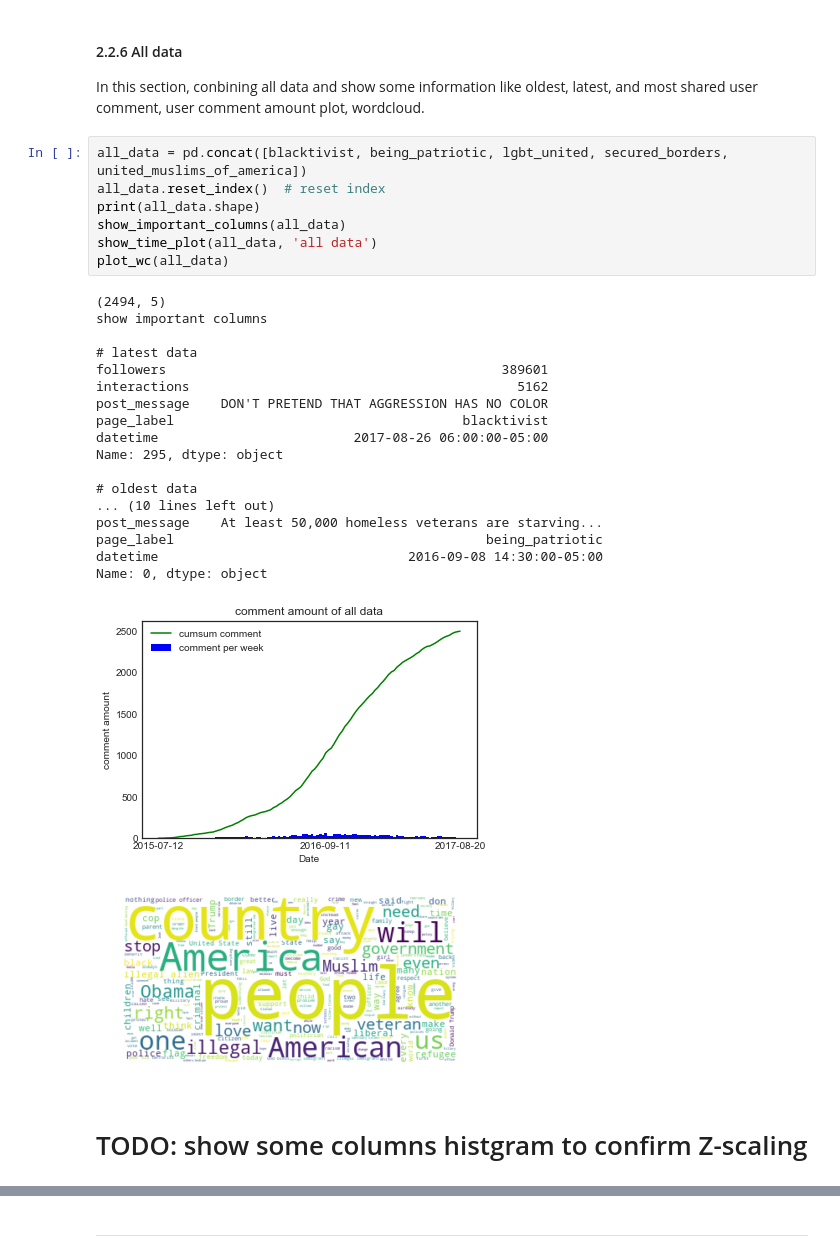
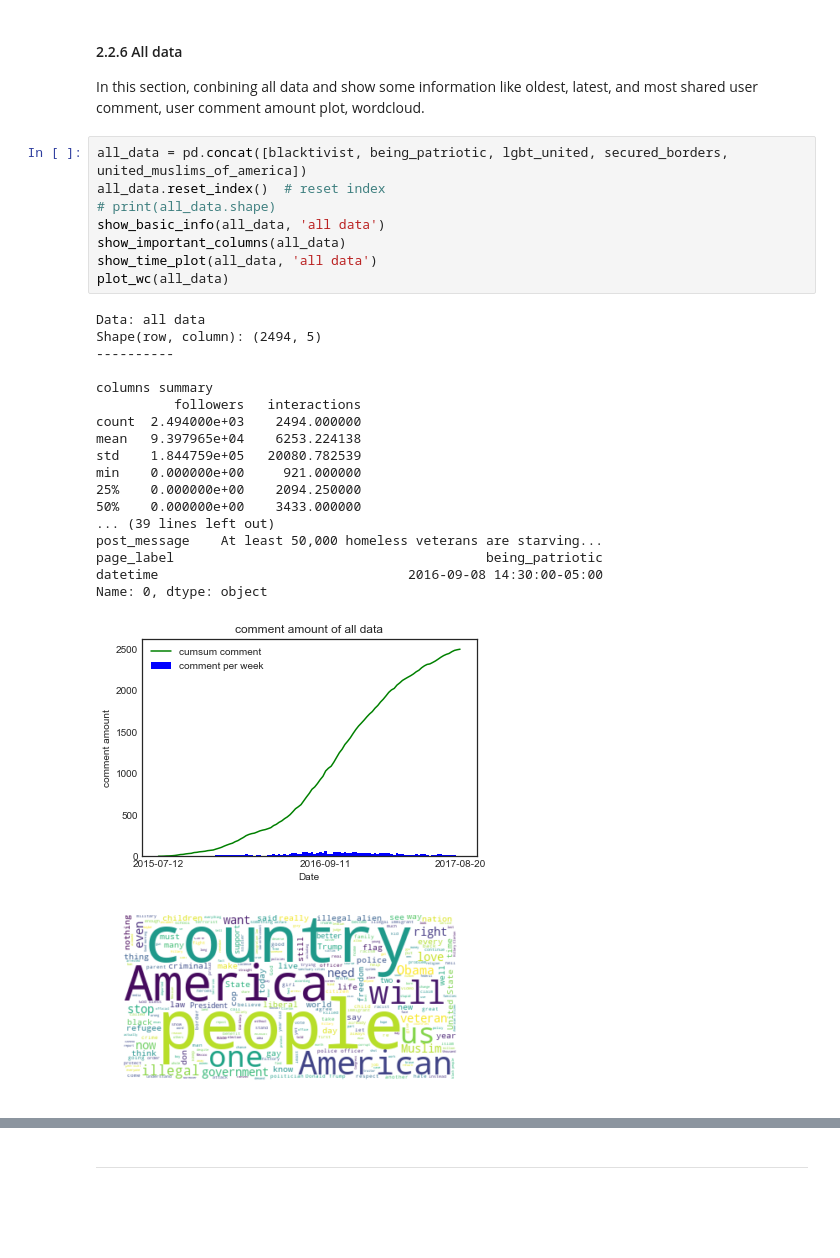
Before and after one commit to reiven-c-t/CSCI4710, a Jupyter notebook: Project/Draft/Main.ipynb, the cells around one changed output, grey strips where cells are left out. Drawn from its saved outputs; the diff is of its cells as text; blank space fills up the shorter version.

```diff
--- a/Project/Draft/Main.ipynb
+++ b/Project/Draft/Main.ipynb
@@ -571,29 +574,28 @@ In this section, conbining all data and show some information like oldest, lates
 # %%
 all_data = pd.concat([blacktivist, being_patriotic, lgbt_united, secured_borders, united_muslims_of_america])
 all_data.reset_index()  # reset index
-print(all_data.shape)
+# print(all_data.shape)
+show_basic_info(all_data, 'all data')
 show_important_columns(all_data)
 show_time_plot(all_data, 'all data')
 plot_wc(all_data)
 # %% [output]
-(2494, 5)
-show important columns
+Data: all data
+Shape(row, column): (2494, 5)
+----------
 
-# latest data
-followers                                           389601
-interactions                                          5162
-post_message    DON'T PRETEND THAT AGGRESSION HAS NO COLOR
-page_label                                     blacktivist
-datetime                         2017-08-26 06:00:00-05:00
-Name: 295, dtype: object
-
-# oldest data
-... (10 lines left out)
+columns summary
+          followers   interactions
+count  2.494000e+03    2494.000000
+mean   9.397965e+04    6253.224138
+std    1.844759e+05   20080.782539
+min    0.000000e+00     921.000000
+25%    0.000000e+00    2094.250000
+50%    0.000000e+00    3433.000000
+... (39 lines left out)
 post_message    At least 50,000 homeless veterans are starving...
 page_label                                        being_patriotic
 datetime                                2016-09-08 14:30:00-05:00
 Name: 0, dtype: object
 [figure]
-[figure, old version]
+[figure, new version]
-# %% [markdown]
-# TODO: show some columns histgram to confirm Z-scaling
```
Also changed, not shown: parts of 17 cells of this notebook, 1 other file.
